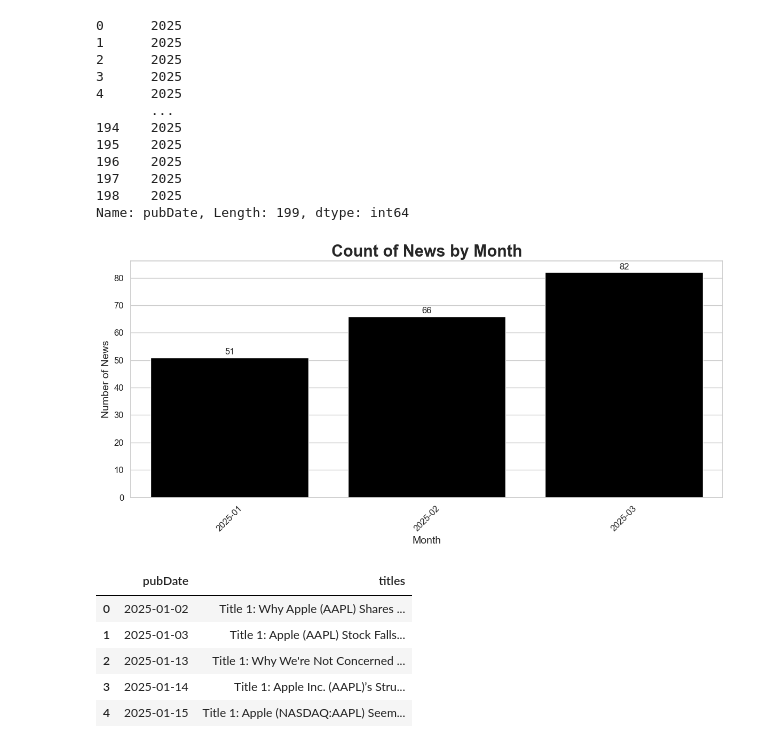
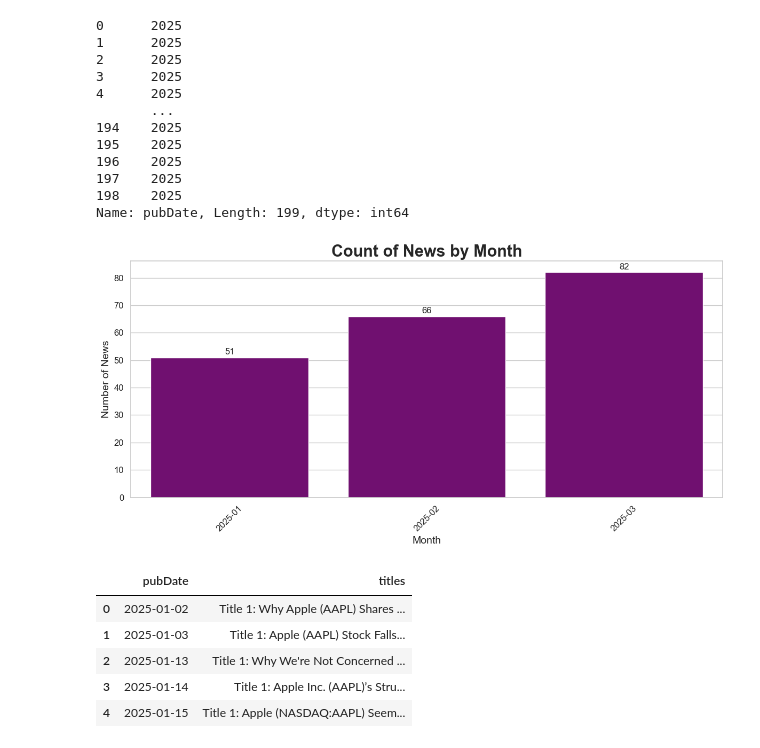
Before and after one commit to silveragestum/Multimodal-Financial-Time-Series-Forecasting-Sentiment-Analysis-and-LLM-Only-Approaches, a Jupyter notebook: Robestness_Testing_for_Both_Approaches.ipynb, the cells around one changed output. Cells and saved outputs as stored; diff of their text form; code cells hidden in the pictures.

```diff
--- a/Robestness_Testing_for_Both_Approaches.ipynb
+++ b/Robestness_Testing_for_Both_Approaches.ipynb
@@ -252,21 +252,21 @@ Name: pubDate, Length: 199, dtype: int64
 # %%
 news_data['month'] = news_data['pubDate'].dt.to_period('M')
 pub_date_counts = news_data['month'].value_counts().sort_index()
 sns.set_theme(style='whitegrid')
 plt.figure(figsize=(12, 6))
-sns.barplot(x=pub_date_counts.index.astype(str), y=pub_date_counts.values, color='black')
+sns.barplot(x=pub_date_counts.index.astype(str), y=pub_date_counts.values, color='purple')
 for i, value in enumerate(pub_date_counts.values):
     plt.text(i, value + 1, str(value), ha='center', fontsize=12)
 plt.title('Count of News by Month', fontsize=22, fontweight='bold')
 plt.xlabel('Month', fontsize=14)
 plt.ylabel('Number of News', fontsize=14)
 plt.xticks(fontsize=12, rotation=45)
 plt.yticks(fontsize=12)
 plt.tight_layout()
 plt.savefig('Count_of_News_by_Month_Google.png', format='png', bbox_inches='tight')
 plt.show()
 # %% [output]
-[figure, old version]
+[figure, new version]
 # %%
 # 'Aggregate' the news by pubDate
 news_group_by_publication_date = news_data.groupby('pubDate')['title'].apply(lambda x: '\n'.join([f'Title {i+1}: {news}' for i, news in enumerate(x)])).reset_index()
```
Also changed, not shown: parts of 27 cells of this notebook.
